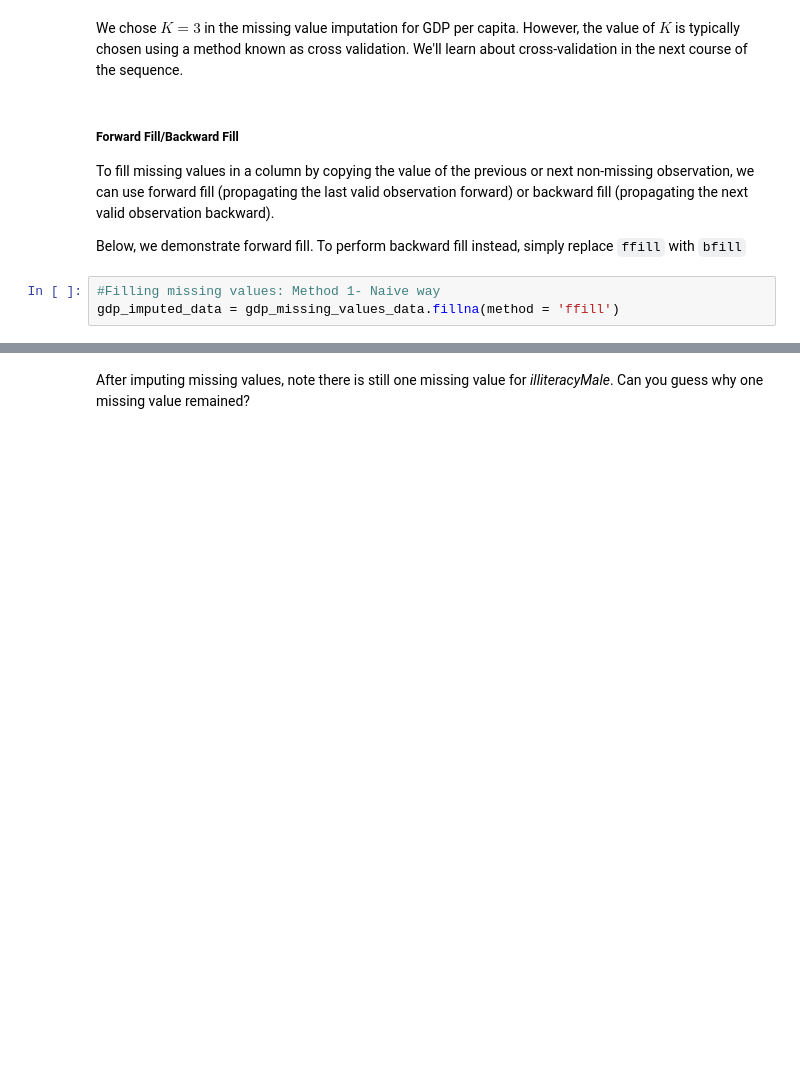
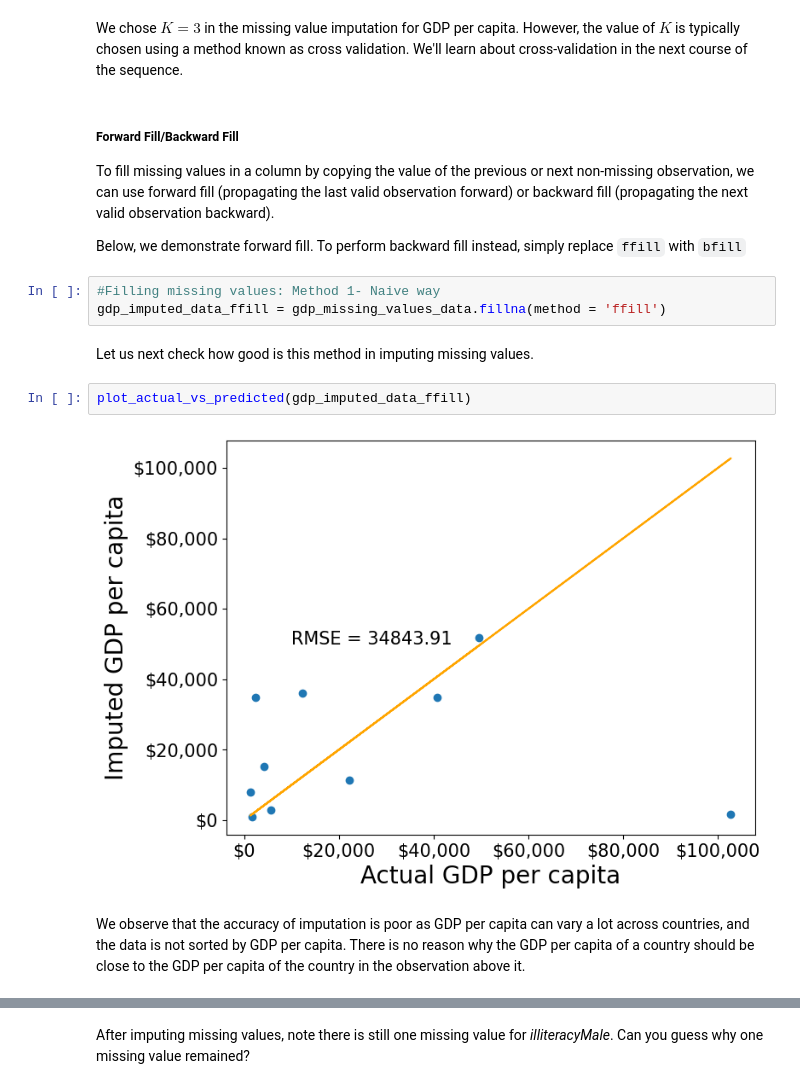
Before and after one commit to Lizhen0909/nu-stat303-1-sec20-coursebook, a Jupyter notebook: Data cleaning and preparation.ipynb, the cells around one changed output, grey strips where cells are left out. Saved outputs shown, nothing was run; the diff lists cells and outputs as text; blank space fills up the shorter version.

```diff
--- a/Data cleaning and preparation.ipynb
+++ b/Data cleaning and preparation.ipynb
@@ -462,6 +462,14 @@ To fill missing values in a column by copying the value of the previous or next
 Below, we demonstrate forward fill. To perform backward fill instead, simply replace `ffill` with `bfill`
 # %%
 #Filling missing values: Method 1- Naive way
-gdp_imputed_data = gdp_missing_values_data.fillna(method = 'ffill')
+gdp_imputed_data_ffill = gdp_missing_values_data.fillna(method = 'ffill')
+# %% [markdown]
+Let us next check how good is this method in imputing missing values.
+# %%
+plot_actual_vs_predicted(gdp_imputed_data_ffill)
+# %% [output]
+[figure, added]
+# %% [markdown]
+We observe that the accuracy of imputation is poor as GDP per capita can vary a lot across countries, and the data is not sorted by GDP per capita. There is no reason why the GDP per capita of a country should be close to the GDP per capita of the country in the observation above it.
 # %%
 #Checking if any missing values are remaining
```
Also changed, not shown: parts of 11 cells of this notebook, 17 other files.
